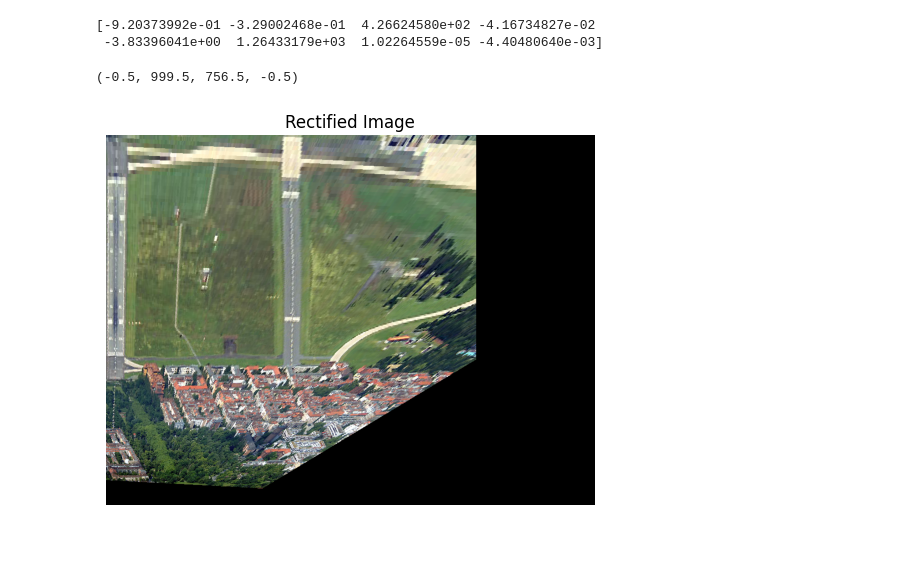
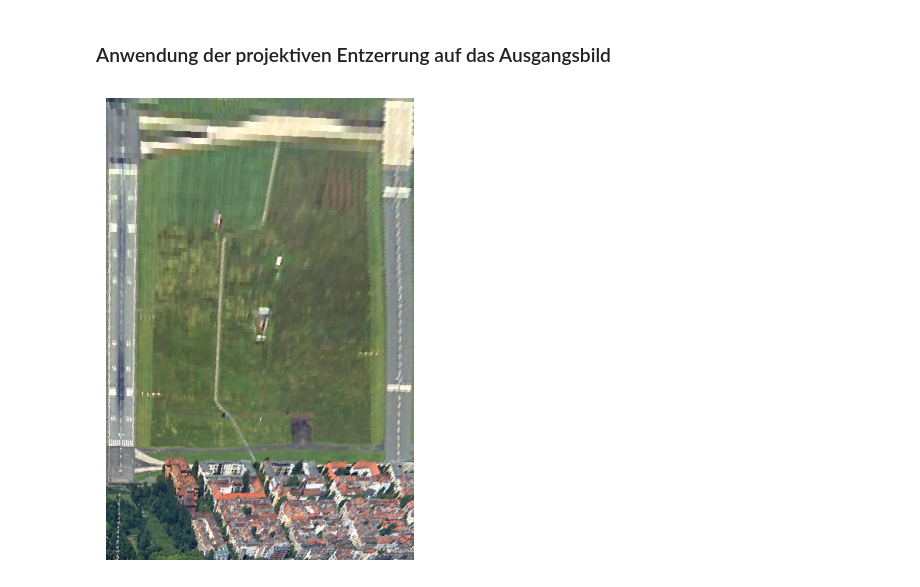
Before and after one commit to lumeav/ComputerVision, a Jupyter notebook: Aufgabe_2/Aufgabe2.ipynb, the cells around one changed output. Cells and saved outputs as stored; diff of their text form; code cells hidden in the pictures; blank space fills up the shorter version.

Commit message:
refactoring and fixed output size of the rectified image

```diff
--- a/Aufgabe_2/Aufgabe2.ipynb
+++ b/Aufgabe_2/Aufgabe2.ipynb
@@ -85 +68,3 @@ Original Points:
+# %% [markdown]
+### Anwendung der projektiven Entzerrung auf das Ausgangsbild
 # %%
@@ -116,14 +95,22 @@ def image_rectification(image):
     return rectified_image
-# %%
-print(a_small)
-# %% [output]
-[-9.20373992e-01 -3.29002468e-01  4.26624580e+02 -4.16734827e-02
- -3.83396041e+00  1.26433179e+03  1.02264559e-05 -4.40480640e-03]
 # %%
-output_image = image_rectification(image)
-plt.imshow(output_image)
-plt.title("Rectified Image")
+# Calculate the L2-norm between the target points in case of non-rectangular format
+# Question: Can it be non-rectangular?
+
+out_w = int(max(
+    np.linalg.norm(oi[0] - oi[1]),
+    np.linalg.norm(oi[2] - oi[3])
+))
+
+out_h = int(max(
+    np.linalg.norm(oi[0] - oi[2]),
+    np.linalg.norm(oi[1] - oi[3])
+))
+
+rectified_image = image_rectification(image, out_h, out_w)
+plt.figure(figsize=(8, 6))
+plt.imshow(rectified_image)
 plt.axis('off')
+plt.show()
 # %% [output]
-(-0.5, 999.5, 756.5, -0.5)
-[figure, old version]
+[figure, new version]
```
Also changed, not shown: parts of 10 cells of this notebook.
